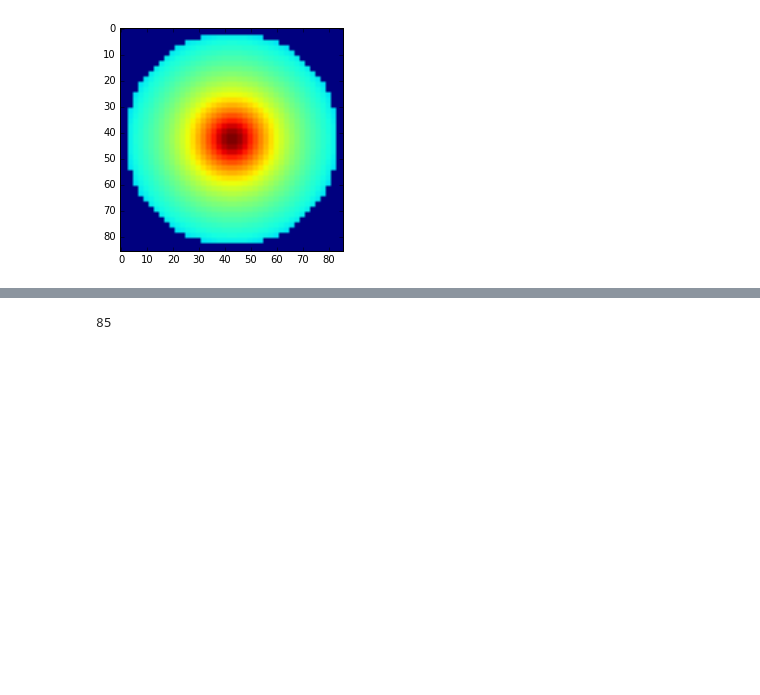
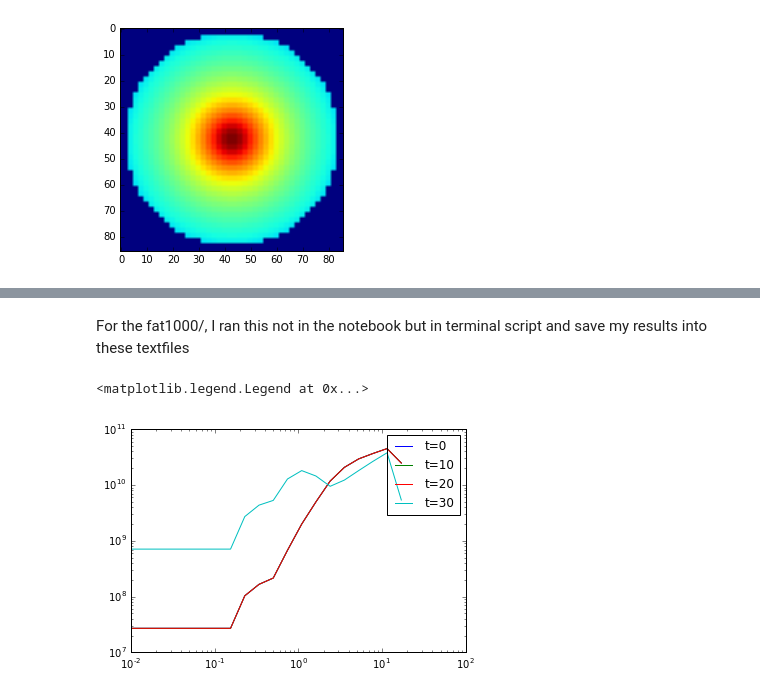
Before and after one commit to dorisjlee/StarFormationCode, a Jupyter notebook: FLASH/04_16_2016MRPlots4.ipynb, the cells around one changed output, grey strips where cells are left out. Drawn from its saved outputs; the diff is of its cells as text; code cells hidden in the pictures; blank space fills up the shorter version.

Commit message:
sucessfully got code to work and make nice mass plots

```diff
--- a/FLASH/04_16_2016MRPlots4.ipynb
+++ b/FLASH/04_16_2016MRPlots4.ipynb
@@ -96,7 +87,17 @@ tlst.extend(np.arange(5,31,5))
 # %%
 for t in tlst:
     plot_MR(t)
-# %%
-256/3
-# %% [output]
-85
+# %% [markdown]
+For the fat1000/, I ran this not in the notebook but in terminal script and save my results into these textfiles
+# %%
+G = 6.67e-8 #cgs
+a = 28730.5 #cm/s
+xi_range = np.logspace(-2,np.log10(17),num=20)
+# %%
+for s in [0,10,20,30]:
+    data = np.loadtxt("../../project/FLASH4.3_2/object/fat1000/sum_args_list{}.txt".format(s))
+    plt.loglog(xi_range,4*np.pi*G*data/a,label= "t={}".format(s))
+plt.legend()
+# %% [output]
+<matplotlib.legend.Legend at 0x...>
+[figure, added]
```
Also changed, not shown: parts of 6 cells of this notebook, 1 other file.
